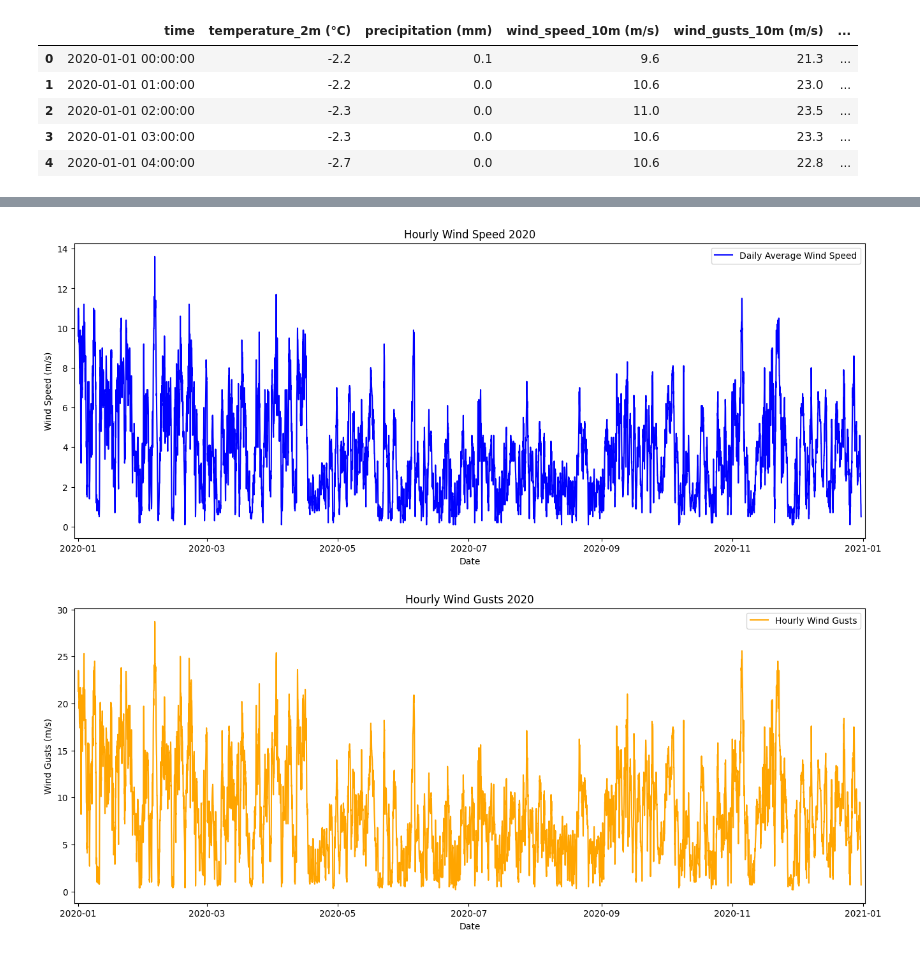
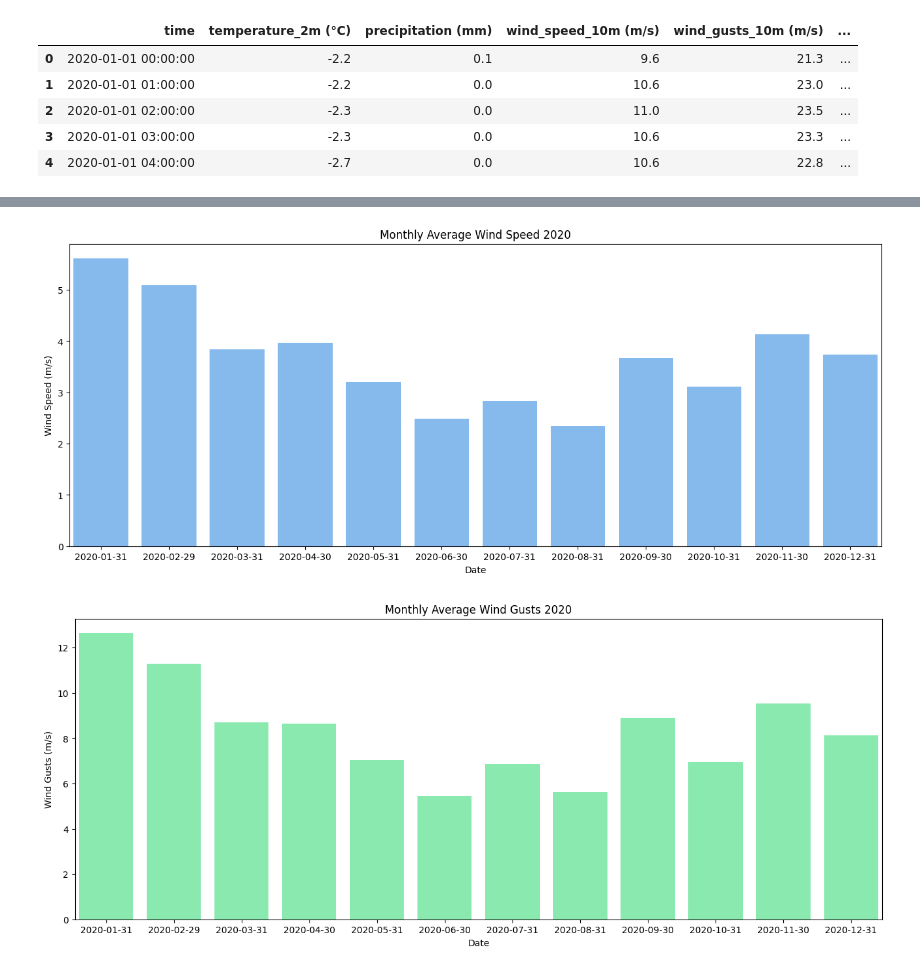
Before and after one commit to esksko/IND320-assignments-esksko, a Jupyter notebook: jupyter/assignment_1.ipynb, the cells around one changed output, grey strips where cells are left out. Cells and saved outputs as stored; diff of their text form; code cells hidden in the pictures.

```diff
--- a/jupyter/assignment_1.ipynb
+++ b/jupyter/assignment_1.ipynb
@@ -72,6 +72,21 @@ None
 | 2 | 2020-01-01 02:00:00 | -2.3 | 0.0 | 11.0 | 23.5 | ... |
 | 3 | 2020-01-01 03:00:00 | -2.3 | 0.0 | 10.6 | 23.3 | ... |
 | 4 | 2020-01-01 04:00:00 | -2.7 | 0.0 | 10.6 | 22.8 | ... |
+# %%
+# Ensure time is index
+df = df.set_index("time")
+
+# Daily mean temperature
+daily_mean_temp = df["temperature_2m (°C)"].resample("D").mean().to_frame().reset_index()
+
+# Monthly total precipitation
+monthly_precip = df["precipitation (mm)"].resample("M").sum().to_frame().reset_index()
+
+# Daily mean wind speed
+monthly_mean_wind = df["wind_speed_10m (m/s)"].resample("M").mean().to_frame().reset_index()
+
+# Monthly average wind gusts
+monthly_mean_wind_gusts = df["wind_gusts_10m (m/s)"].resample("M").mean().to_frame().reset_index()
 # %%
 # Plotting temperature_2m (°C)
 plt.figure(figsize=(16, 6))
@@ -131,28 +122,27 @@ Setting a gradient palette using color= is deprecated and will be removed in v0.
 # Plotting average wind speed for each day
 plt.figure(figsize=(16, 6))
 
-#daily_average_wind_speed = df.groupby(df["time"].dt.date)["wind_speed_10m (m/s)"].mean().reset_index()
-# Using hue to represent wind speed intensity
 
-
-sns.lineplot(data=df, x="time", y="wind_speed_10m (m/s)", color="blue", label="Daily Average Wind Speed")
-plt.title("Hourly Wind Speed 2020")
+sns.barplot(data=monthly_mean_wind, x="time", y="wind_speed_10m (m/s)", color="#75bbfd")
+plt.title("Monthly Average Wind Speed 2020")
 plt.xlabel("Date")
 plt.ylabel("Wind Speed (m/s)")
 plt.margins(x=0.005)
+plt.legend().remove()  # remove legend for cleaner look
 # %% [output]
-[figure, old version]
+[figure, new version]
 # %%
 # Plotting wind_gusts_10m (m/s)
 plt.figure(figsize=(16, 6))
 
-sns.lineplot(data=df, x="time", y="wind_gusts_10m (m/s)", color="orange", label="Hourly Wind Gusts")
-plt.title("Hourly Wind Gusts 2020")
+#sns.lineplot(data=daily_max_wind_gusts, x="time", y="wind_gusts_10m (m/s)", color="orange", label="Hourly Wind Gusts")
+sns.barplot(data=monthly_mean_wind_gusts, x="time", y="wind_gusts_10m (m/s)", color="#7af9ab")
+plt.title("Monthly Average Wind Gusts 2020")
 plt.xlabel("Date")
 plt.ylabel("Wind Gusts (m/s)")
 plt.margins(x=0.005)
 # %% [output]
-[figure, old version]
+[figure, new version]
 # %%
 # Plotting wind_direction_10m (°) using a polar plot
 # This shows the count of occurrences for each wind direction in degrees over the year
```
Also changed, not shown: parts of 4 cells of this notebook, 2 other files.
